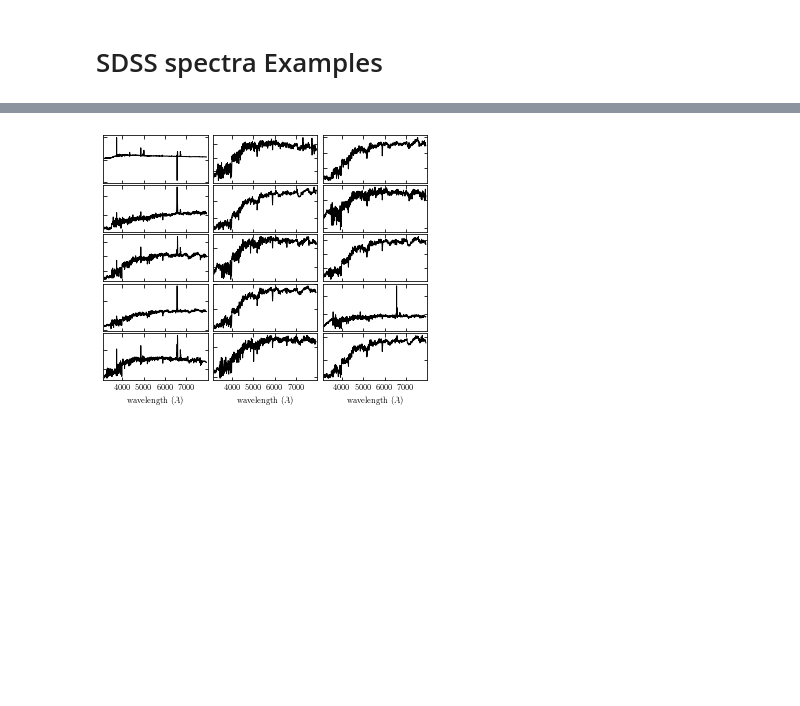
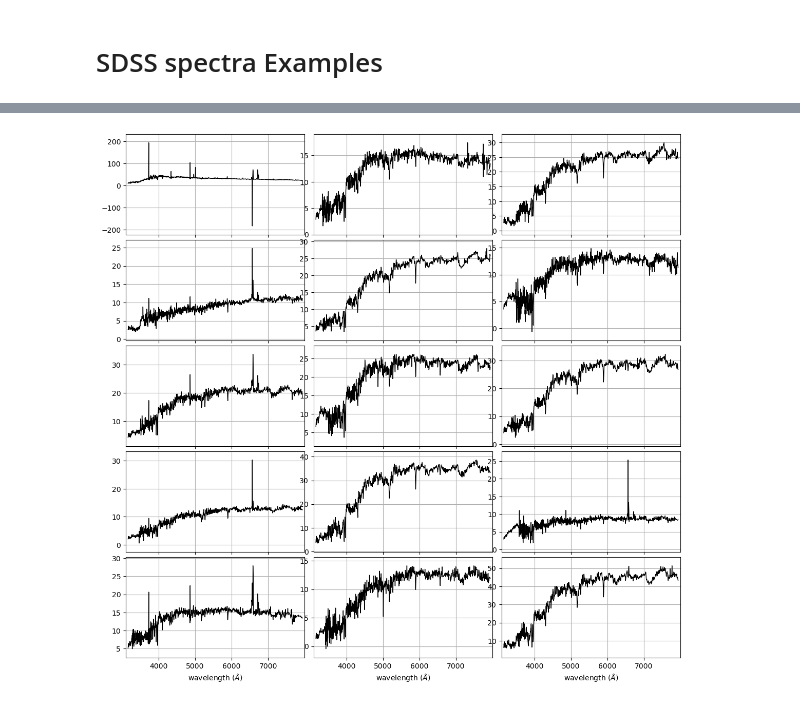
Before and after one commit to sylvielsstfr/MyAstroML, a Jupyter notebook: 2019/Chap7/fig_spec_examples.ipynb, the cells around one changed output, grey strips where cells are left out. Drawn from its saved outputs; the diff is of its cells as text; code cells hidden in the pictures; blank space fills up the shorter version.

```diff
--- a/2019/Chap7/fig_spec_examples.ipynb
+++ b/2019/Chap7/fig_spec_examples.ipynb
@@ -44,33 +65,34 @@ lam = sdss_corrected_spectra.compute_wavelengths(data)
 np.random.seed(5)
 nrows = 5
 ncols = 3
 ind = np.random.randint(spectra.shape[0], size=nrows * ncols)
 spec_sample = spectra[ind]
 
 #----------------------------------------------------------------------
 # Plot the results
-fig = plt.figure(figsize=(5, 4))
+fig = plt.figure(figsize=(12, 12))
 
 fig.subplots_adjust(left=0.05, right=0.95, wspace=0.05,
                     bottom=0.1, top=0.95, hspace=0.05)
 
 for i in range(ncols):
     for j in range(nrows):
         ax = fig.add_subplot(nrows, ncols, ncols * j + 1 + i)
         ax.plot(lam, spec_sample[ncols * j + i], '-k', lw=1)
         ax.set_xlim(3100, 7999)
 
-        ax.yaxis.set_major_formatter(plt.NullFormatter())
+        #ax.yaxis.set_major_formatter(plt.NullFormatter())
         ax.xaxis.set_major_locator(plt.MultipleLocator(1000))
         if j < nrows - 1:
             ax.xaxis.set_major_formatter(plt.NullFormatter())
         else:
             plt.xlabel(r'wavelength $(\AA)$')
 
         ylim = ax.get_ylim()
         dy = 0.05 * (ylim[1] - ylim[0])
         ax.set_ylim(ylim[0] - dy, ylim[1] + dy)
+        ax.grid()
 
 plt.show()
 # %% [output]
-[figure, old version]
+[figure, new version]
```
Also changed, not shown: parts of 6 cells of this notebook, 7 other files.
